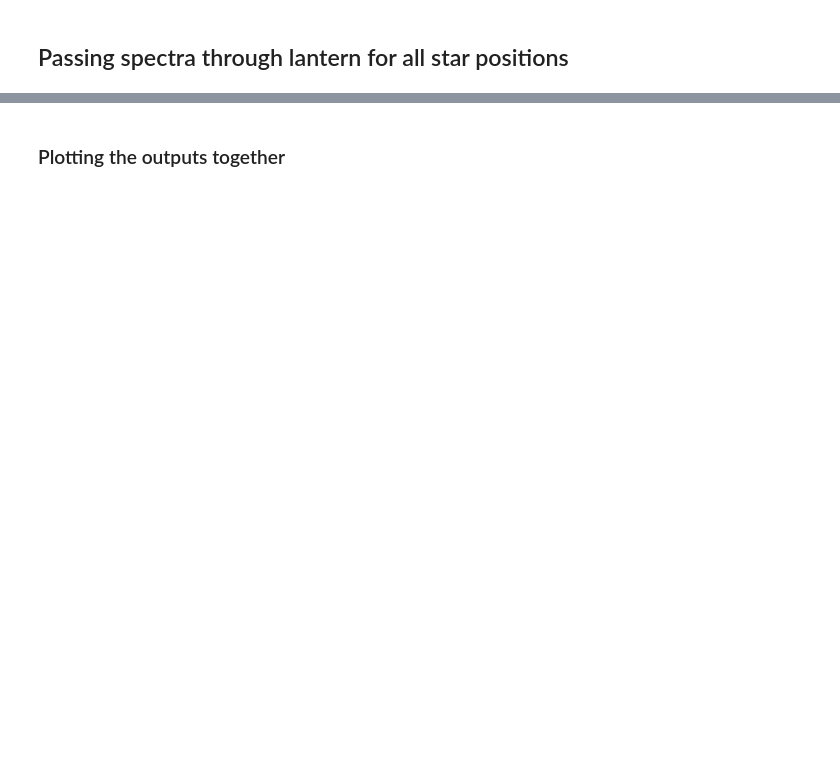
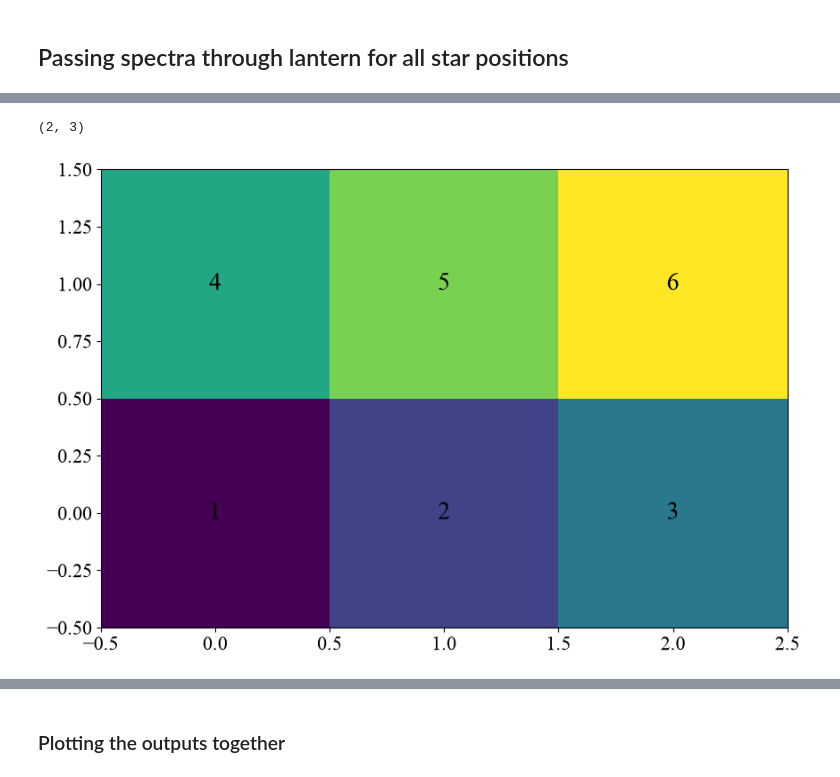
Before and after one commit to saividyud/Second-Year-Project, a Jupyter notebook: binaries.ipynb, the cells around one changed output, grey strips where cells are left out. Cells and saved outputs as stored; diff of their text form; code cells hidden in the pictures; blank space fills up the shorter version.

```diff
--- a/binaries.ipynb
+++ b/binaries.ipynb
@@ -422,0 +648,18 @@ print(combined_total_intensities.shape)
+# %%
+arr = np.array([
+    [1, 2, 3],
+    [4, 5, 6]
+])
+print(arr.shape)
+
+fig, ax = plt.subplots()
+ax.imshow(arr, origin='lower')
+
+for i in range(arr.shape[0]):
+    for j in range(arr.shape[1]):
+        ax.text(j, i, arr[i, j], ha='center', va='center', color='k', fontsize=20)
+
+plt.show()
+# %% [output]
+(2, 3)
+[figure, added]
```
Also changed, not shown: parts of 25 cells of this notebook, 4 other files.
